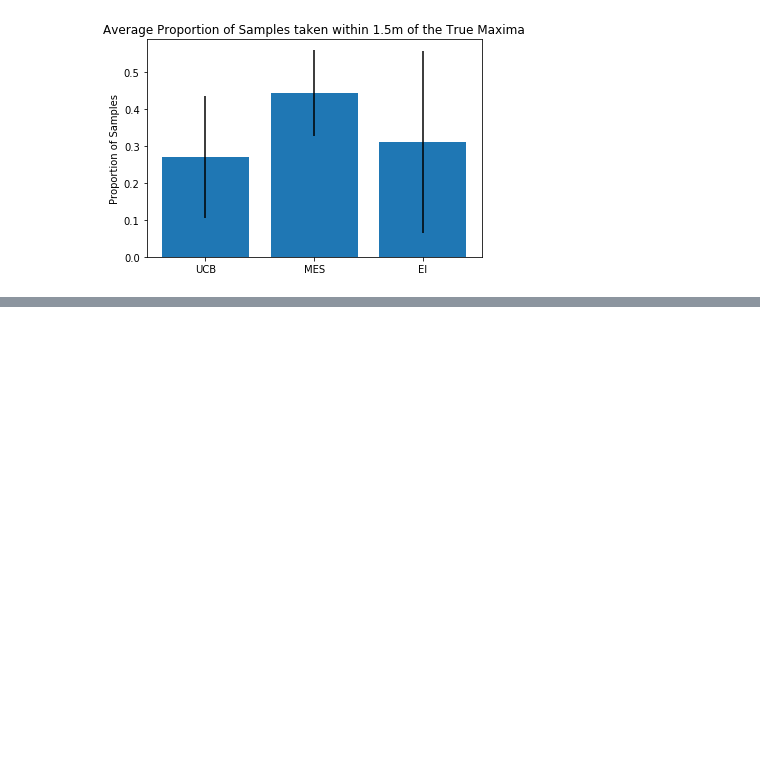
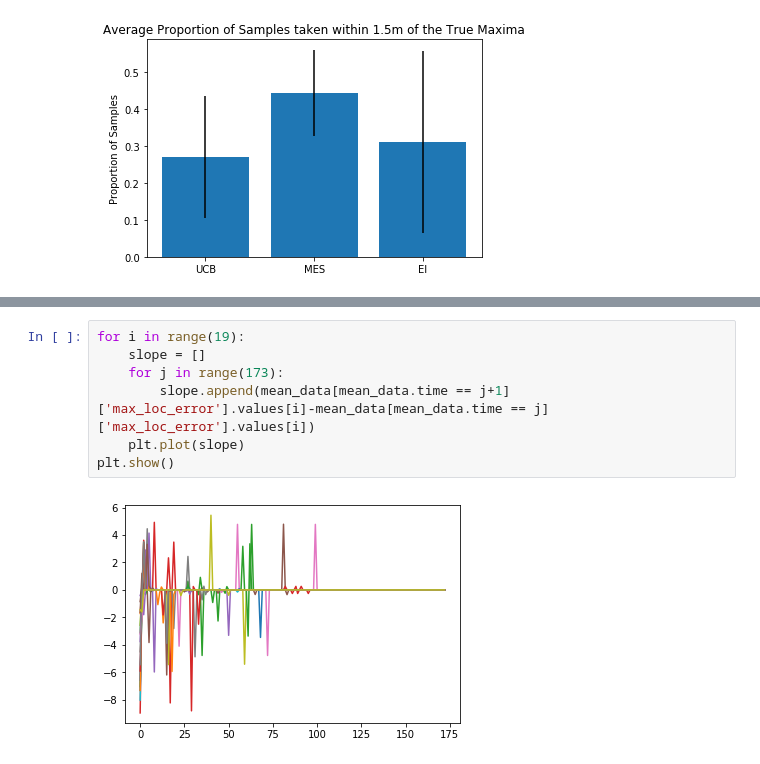
Before and after one commit to expeditionary-robotics/informative-path-planning, a Jupyter notebook: data_processing.ipynb, the cells around one changed output, grey strips where cells are left out. Cells and saved outputs as stored; diff of their text form; blank space fills up the shorter version.

```diff
--- a/data_processing.ipynb
+++ b/data_processing.ipynb
@@ -225,0 +229,9 @@ plt.show()
+# %%
+for i in range(19):
+    slope = []
+    for j in range(173):
+        slope.append(mean_data[mean_data.time == j+1]['max_loc_error'].values[i]-mean_data[mean_data.time == j]['max_loc_error'].values[i])
+    plt.plot(slope)
+plt.show()
+# %% [output]
+[figure, added]
```
Also changed, not shown: parts of 3 cells of this notebook.
